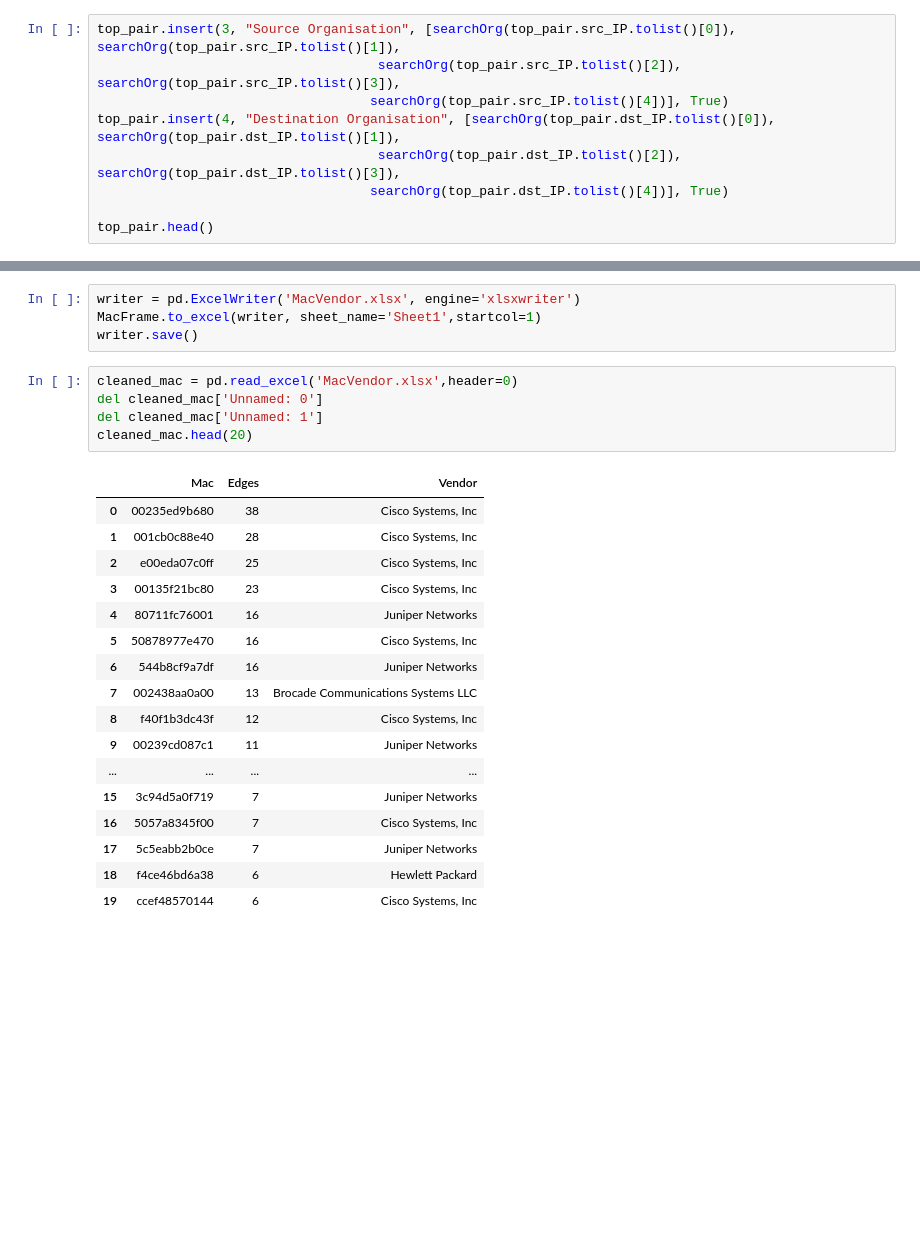
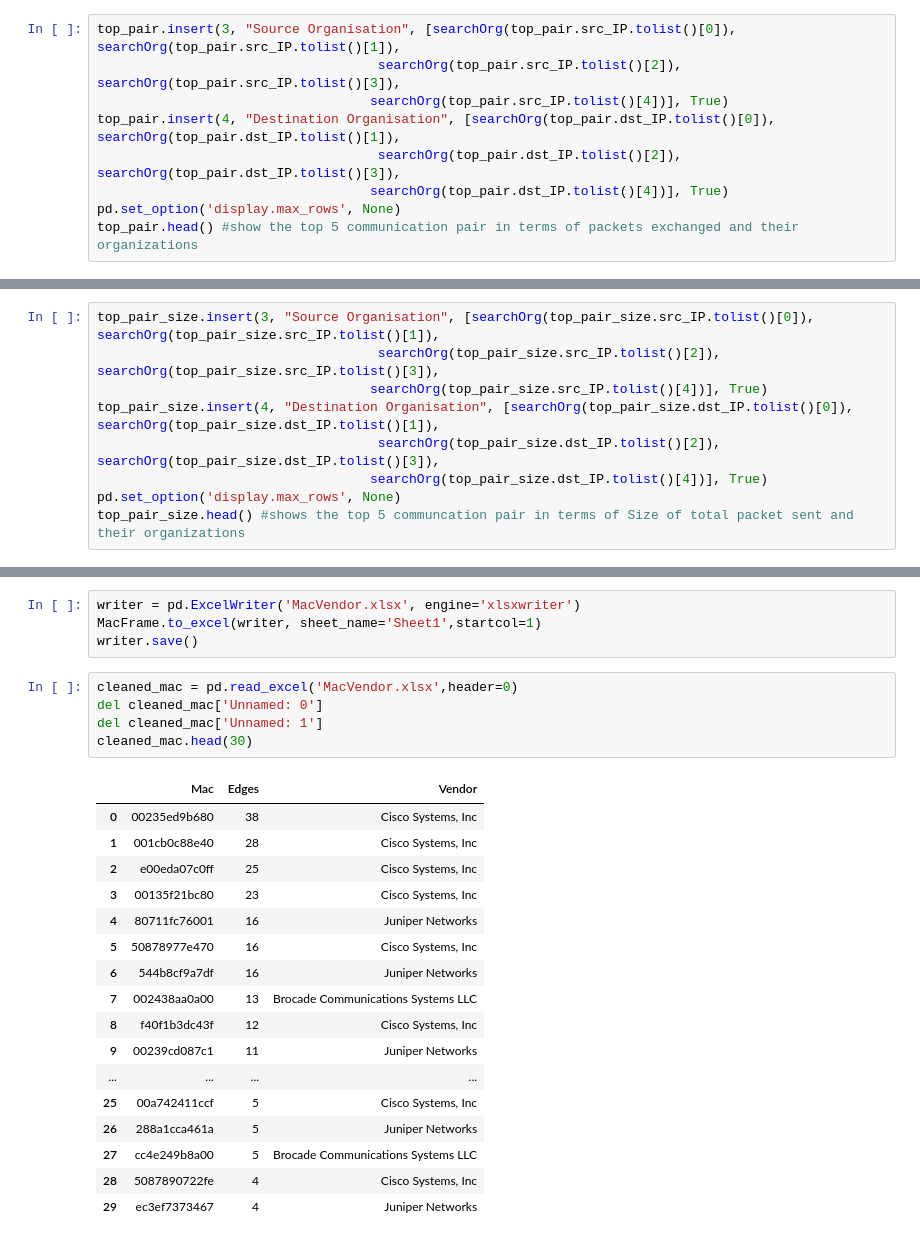
Before and after one commit to tangzt0415/NetCentricComputing, a Jupyter notebook: Desktop/NCC/Labs/Lab_3/NCC_Lab_3.ipynb, the cells around one changed output, grey strips where cells are left out. Saved outputs shown, nothing was run; the diff lists cells and outputs as text; blank space fills up the shorter version.

```diff
--- a/Desktop/NCC/Labs/Lab_3/NCC_Lab_3.ipynb
+++ b/Desktop/NCC/Labs/Lab_3/NCC_Lab_3.ipynb
@@ -190,8 +183,8 @@ top_pair.insert(3, "Source Organisation", [searchOrg(top_pair.src_IP.tolist()[0]
 top_pair.insert(4, "Destination Organisation", [searchOrg(top_pair.dst_IP.tolist()[0]), searchOrg(top_pair.dst_IP.tolist()[1]),
                                     searchOrg(top_pair.dst_IP.tolist()[2]), searchOrg(top_pair.dst_IP.tolist()[3]),
                                    searchOrg(top_pair.dst_IP.tolist()[4])], True)
-
-top_pair.head()
+pd.set_option('display.max_rows', None)
+top_pair.head() #show the top 5 communication pair in terms of packets exchanged and their organizations
 # %% [output]
 |  | src_IP | dst_IP | # of packets | Source Organisation | Destination Organisation |
 | 198 | 103.26.47.233 | 103.22.221.73 | 9646 | MYREN-MY Malaysian Research & Edu... | APAN-KR-AS National Infomation So... |
@@ -210,0 +211,9 @@ Top 5 Communication pair
+# %%
+top_pair_size.insert(3, "Source Organisation", [searchOrg(top_pair_size.src_IP.tolist()[0]), searchOrg(top_pair_size.src_IP.tolist()[1]),
+                                    searchOrg(top_pair_size.src_IP.tolist()[2]), searchOrg(top_pair_size.src_IP.tolist()[3]),
+                                   searchOrg(top_pair_size.src_IP.tolist()[4])], True)
+top_pair_size.insert(4, "Destination Organisation", [searchOrg(top_pair_size.dst_IP.tolist()[0]), searchOrg(top_pair_size.dst_IP.tolist()[1]),
+                                    searchOrg(top_pair_size.dst_IP.tolist()[2]), searchOrg(top_pair_size.dst_IP.tolist()[3]),
+                                   searchOrg(top_pair_size.dst_IP.tolist()[4])], True)
+pd.set_option('display.max_rows', None)
+top_pair_size.head() #shows the top 5 communcation pair in terms of Size of total packet sent and their organizations
@@ -364,26 +385,26 @@ writer.save()
 # %%
 cleaned_mac = pd.read_excel('MacVendor.xlsx',header=0)
 del cleaned_mac['Unnamed: 0']
 del cleaned_mac['Unnamed: 1']
-cleaned_mac.head(20)
+cleaned_mac.head(30)
 # %% [output]
 |  | Mac | Edges | Vendor |
 | 0 | 00235ed9b680 | 38 | Cisco Systems, Inc |
 | 1 | 001cb0c88e40 | 28 | Cisco Systems, Inc |
 | 2 | e00eda07c0ff | 25 | Cisco Systems, Inc |
 | 3 | 00135f21bc80 | 23 | Cisco Systems, Inc |
 | 4 | 80711fc76001 | 16 | Juniper Networks |
 | 5 | 50878977e470 | 16 | Cisco Systems, Inc |
 | 6 | 544b8cf9a7df | 16 | Juniper Networks |
 | 7 | 002438aa0a00 | 13 | Brocade Communications Systems LLC |
 | 8 | f40f1b3dc43f | 12 | Cisco Systems, Inc |
 | 9 | 00239cd087c1 | 11 | Juniper Networks |
 | ... | ... | ... | ... |
-| 15 | 3c94d5a0f719 | 7 | Juniper Networks |
-| 16 | 5057a8345f00 | 7 | Cisco Systems, Inc |
-| 17 | 5c5eabb2b0ce | 7 | Juniper Networks |
-| 18 | f4ce46bd6a38 | 6 | Hewlett Packard |
-| 19 | ccef48570144 | 6 | Cisco Systems, Inc |
+| 25 | 00a742411ccf | 5 | Cisco Systems, Inc |
+| 26 | 288a1cca461a | 5 | Juniper Networks |
+| 27 | cc4e249b8a00 | 5 | Brocade Communications Systems LLC |
+| 28 | 5087890722fe | 4 | Cisco Systems, Inc |
+| 29 | ec3ef7373467 | 4 | Juniper Networks |
 # %%
 group_mac = cleaned_mac.groupby(['Vendor']).sum()
 group_mac = group_mac.sort_values('Edges',ascending = False)
```
Also changed, not shown: parts of 32 cells of this notebook, 3 other files.
